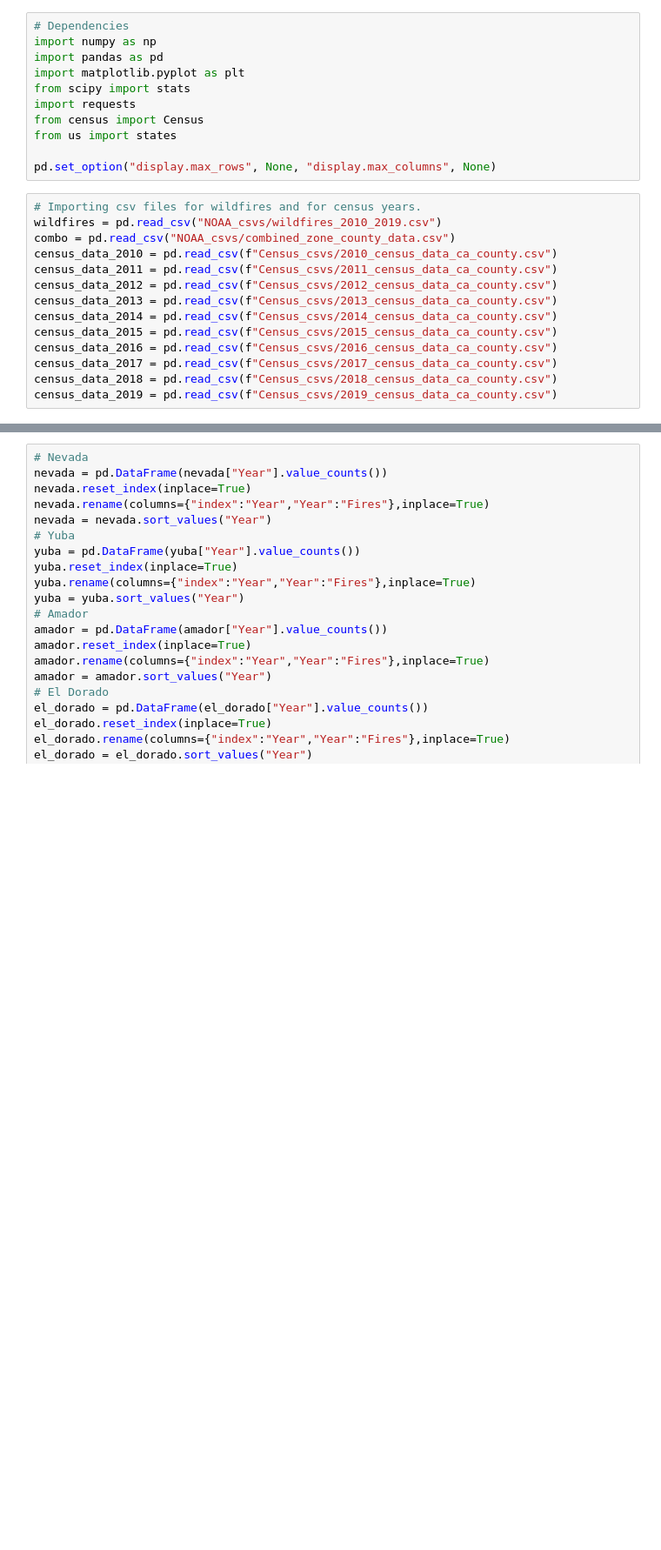
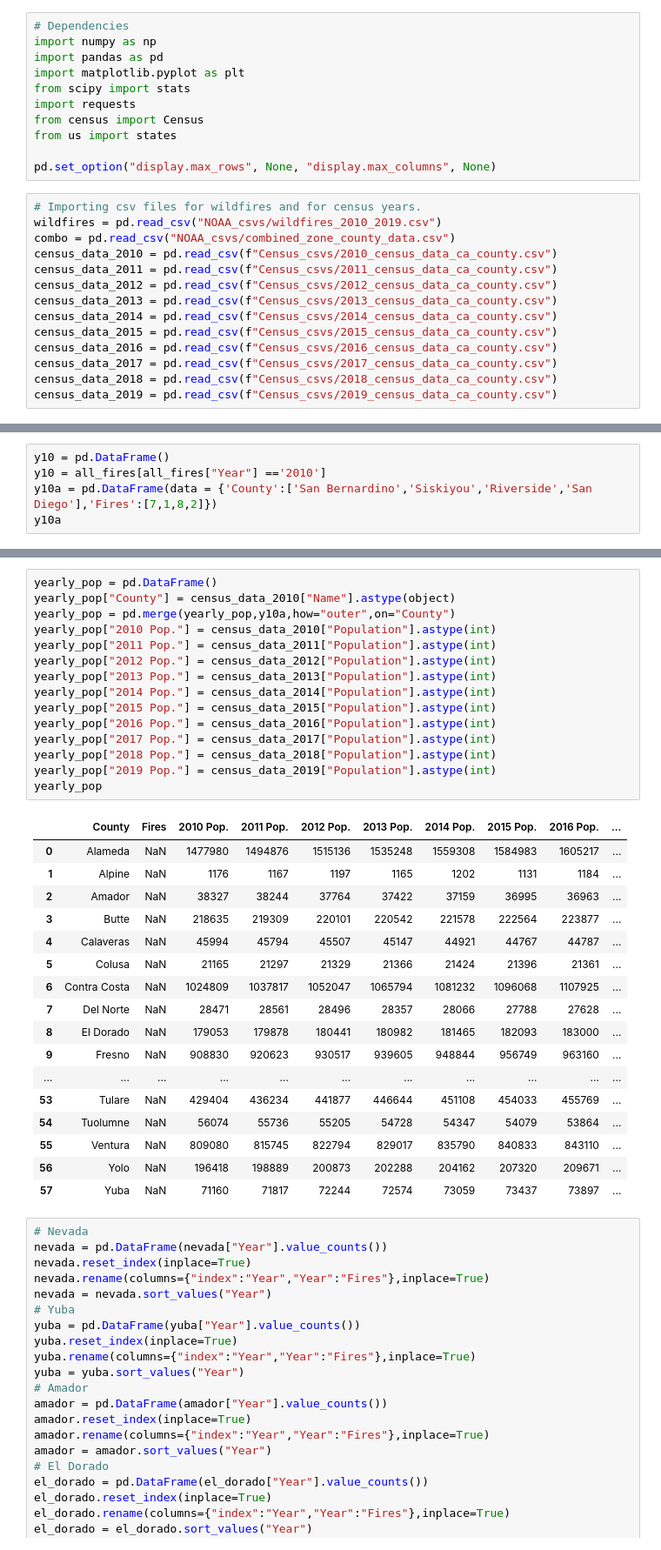
Before and after one commit to jacobdv/extreme-weather, a Jupyter notebook: pop_vs_fires.ipynb, the cells around one changed output, grey strips where cells are left out. Shown at 87% size. Saved outputs shown, nothing was run; the diff lists cells and outputs as text; blank space fills up the shorter version.

Commit message:
Integrating census data.

```diff
--- a/pop_vs_fires.ipynb
+++ b/pop_vs_fires.ipynb
@@ -83,0 +104,5 @@ See the caveats in the documentation: https://pandas.pydata.org/pandas-docs/stab
+# %%
+y10 = pd.DataFrame()
+y10 = all_fires[all_fires["Year"] =='2010']
+y10a = pd.DataFrame(data = {'County':['San Bernardino','Siskiyou','Riverside','San Diego'],'Fires':[7,1,8,2]})
+y10a
@@ -84,3 +115,36 @@ See the caveats in the documentation: https://pandas.pydata.org/pandas-docs/stab
+# %%
+yearly_pop = pd.DataFrame()
+yearly_pop["County"] = census_data_2010["Name"].astype(object)
+yearly_pop = pd.merge(yearly_pop,y10a,how="outer",on="County")
+yearly_pop["2010 Pop."] = census_data_2010["Population"].astype(int)
+yearly_pop["2011 Pop."] = census_data_2011["Population"].astype(int)
+yearly_pop["2012 Pop."] = census_data_2012["Population"].astype(int)
+yearly_pop["2013 Pop."] = census_data_2013["Population"].astype(int)
+yearly_pop["2014 Pop."] = census_data_2014["Population"].astype(int)
+yearly_pop["2015 Pop."] = census_data_2015["Population"].astype(int)
+yearly_pop["2016 Pop."] = census_data_2016["Population"].astype(int)
+yearly_pop["2017 Pop."] = census_data_2017["Population"].astype(int)
+yearly_pop["2018 Pop."] = census_data_2018["Population"].astype(int)
+yearly_pop["2019 Pop."] = census_data_2019["Population"].astype(int)
+yearly_pop
+# %% [output]
+|  | County | Fires | 2010 Pop. | 2011 Pop. | 2012 Pop. | 2013 Pop. | 2014 Pop. | 2015 Pop. | 2016 Pop. | ... |
+| 0 | Alameda | NaN | 1477980 | 1494876 | 1515136 | 1535248 | 1559308 | 1584983 | 1605217 | ... |
+| 1 | Alpine | NaN | 1176 | 1167 | 1197 | 1165 | 1202 | 1131 | 1184 | ... |
+| 2 | Amador | NaN | 38327 | 38244 | 37764 | 37422 | 37159 | 36995 | 36963 | ... |
+| 3 | Butte | NaN | 218635 | 219309 | 220101 | 220542 | 221578 | 222564 | 223877 | ... |
+| 4 | Calaveras | NaN | 45994 | 45794 | 45507 | 45147 | 44921 | 44767 | 44787 | ... |
+| 5 | Colusa | NaN | 21165 | 21297 | 21329 | 21366 | 21424 | 21396 | 21361 | ... |
+| 6 | Contra Costa | NaN | 1024809 | 1037817 | 1052047 | 1065794 | 1081232 | 1096068 | 1107925 | ... |
+| 7 | Del Norte | NaN | 28471 | 28561 | 28496 | 28357 | 28066 | 27788 | 27628 | ... |
+| 8 | El Dorado | NaN | 179053 | 179878 | 180441 | 180982 | 181465 | 182093 | 183000 | ... |
+| 9 | Fresno | NaN | 908830 | 920623 | 930517 | 939605 | 948844 | 956749 | 963160 | ... |
+| ... | ... | ... | ... | ... | ... | ... | ... | ... | ... | ... |
+| 53 | Tulare | NaN | 429404 | 436234 | 441877 | 446644 | 451108 | 454033 | 455769 | ... |
+| 54 | Tuolumne | NaN | 56074 | 55736 | 55205 | 54728 | 54347 | 54079 | 53864 | ... |
+| 55 | Ventura | NaN | 809080 | 815745 | 822794 | 829017 | 835790 | 840833 | 843110 | ... |
+| 56 | Yolo | NaN | 196418 | 198889 | 200873 | 202288 | 204162 | 207320 | 209671 | ... |
+| 57 | Yuba | NaN | 71160 | 71817 | 72244 | 72574 | 73059 | 73437 | 73897 | ... |
 # %%
 # Nevada
 nevada = pd.DataFrame(nevada["Year"].value_counts())
```
Also changed, not shown: parts of 9 cells of this notebook.
